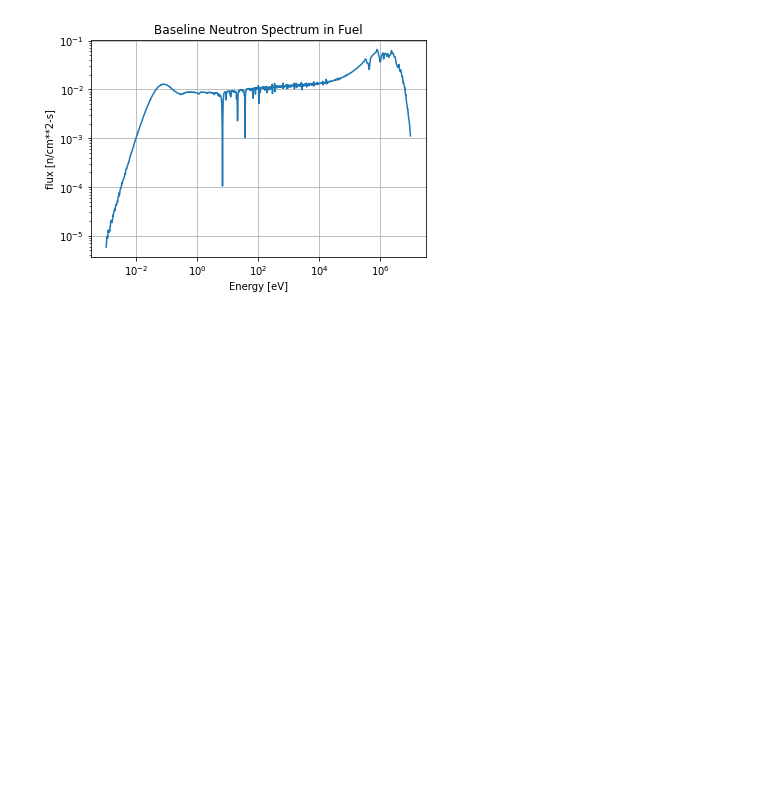
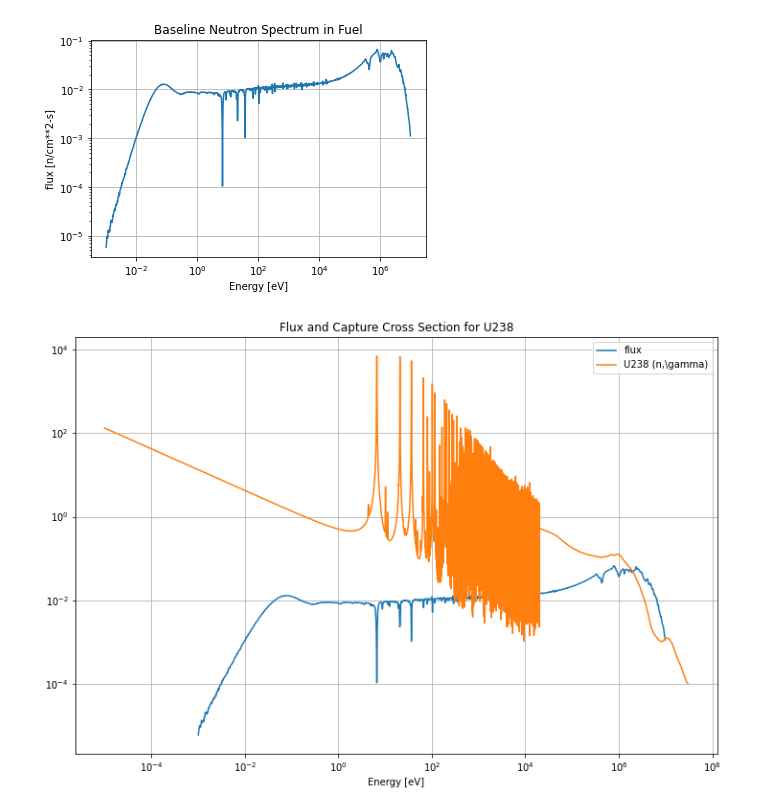
Before and after one commit to stu314159/reactor-physics-omc-demos, a Jupyter notebook: demos/fuel-neutron-energy-spectra/baseline-pwr/PWR-baseline.ipynb, the cells around one changed output. Saved outputs shown, nothing was run; the diff lists cells and outputs as text; code cells hidden in the pictures; blank space fills up the shorter version.

```diff
--- a/demos/fuel-neutron-energy-spectra/baseline-pwr/PWR-baseline.ipynb
+++ b/demos/fuel-neutron-energy-spectra/baseline-pwr/PWR-baseline.ipynb
@@ -164,3 +180,21 @@ plt.xlabel('Energy [eV]');
 plt.ylabel('flux [n/cm**2-s]');
 # %% [output]
 [figure]
+# %%
+# add neutron cross section data to provide context for the reaction tallys
+OMC_DATA = "/home/sblair/OMC_DATA/endfb71_hdf5"  # work computer
+#OMC_DATA = "/home/stu/OMC_DATA/endfb71_hdf5"    # personal computer
+
+u238_path = OMC_DATA + "/U238.h5";
+U238 = openmc.data.IncidentNeutron.from_hdf5(u238_path);
+U238_capture = U238[102];
+
+plt.rcParams['figure.figsize']=[12,8];
+plt.loglog(energy_x,flux_vals,label='flux');
+plt.loglog(U238_capture.xs['294K'].x,U238_capture.xs['294K'].y,label='U238 (n,\gamma)');
+plt.grid();
+plt.legend();
+plt.xlabel('Energy [eV]')
+plt.title('Flux and Capture Cross Section for U238');
+# %% [output]
+[figure, added]
```
Also changed, not shown: parts of 4 cells of this notebook, 2 other files.
